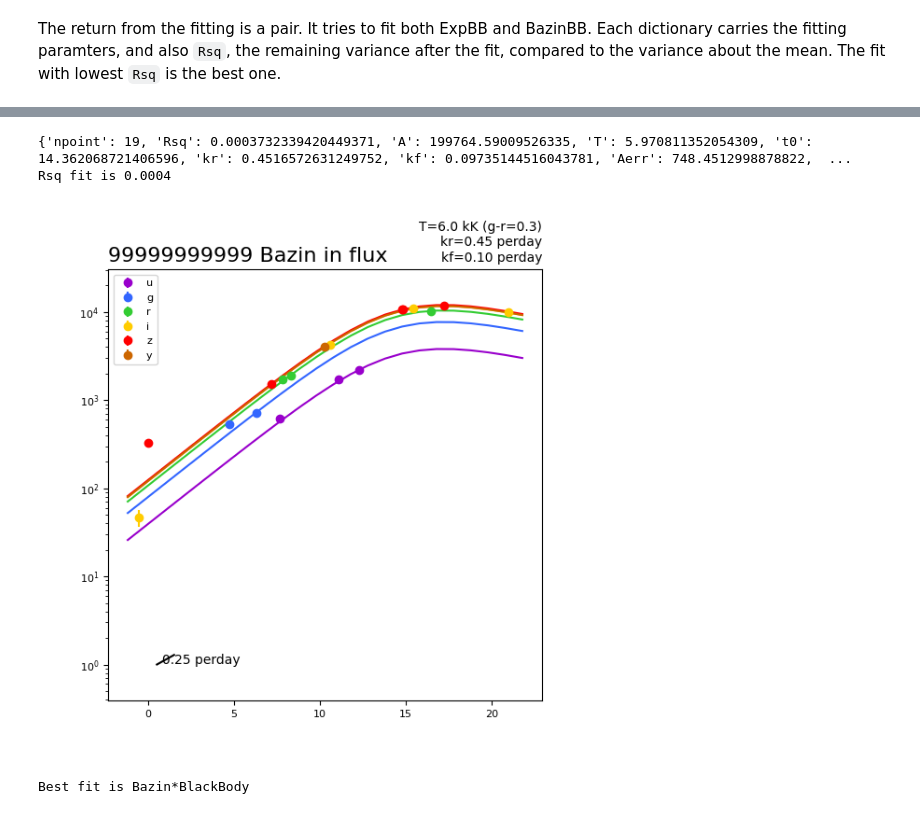
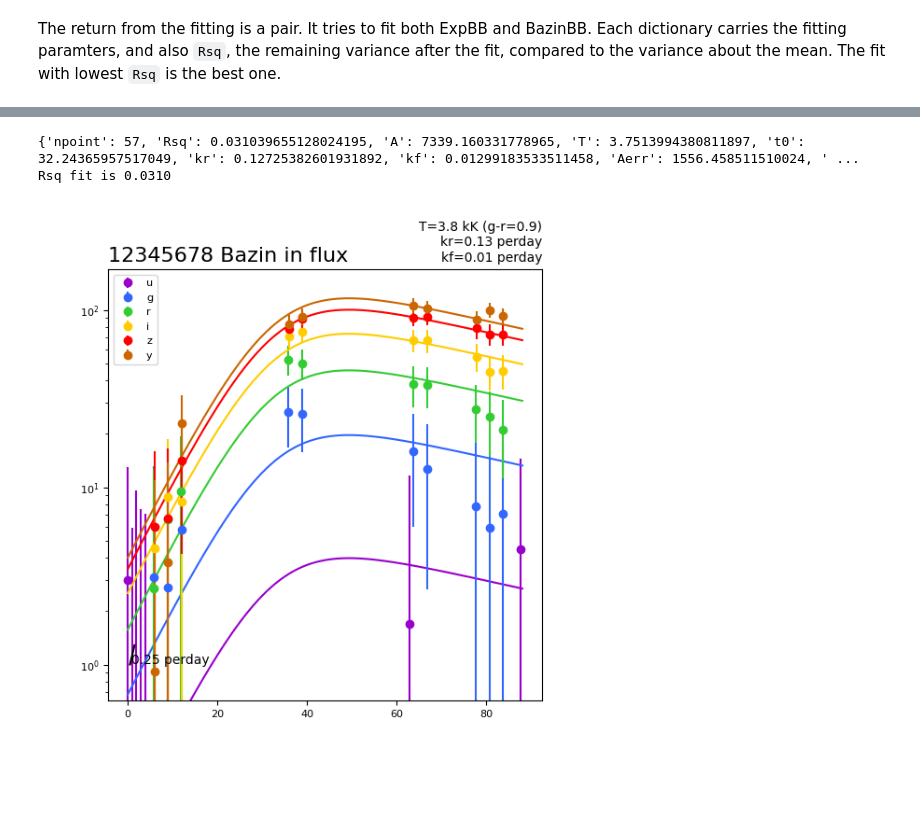
Before and after one commit to lsst-uk/lasair-examples, a Jupyter notebook: notebooks/features/6_bazinBlackBody.ipynb, the cells around one changed output, grey strips where cells are left out. Saved outputs shown, nothing was run; the diff lists cells and outputs as text; code cells hidden in the pictures.

```diff
--- a/notebooks/features/6_bazinBlackBody.ipynb
+++ b/notebooks/features/6_bazinBlackBody.ipynb
@@ -60,9 +64,8 @@ plt.show()
 To run this code, you need `pip install BazinBlackBody`
 # %%
 # Here is a fake alert
-objectId = 99999999999
-file = 'json/%d.json'%objectId
-alert = json.loads(open(file).read())
+file = 'SNIbc_312228'
+alert = json.loads(open('json/%s.json'%file).read())
 
 discoveryMJD = alert['diaSourcesList'][0]['midpointMjdTai']
 print(discoveryMJD)
@@ -74,5 +77,5 @@ the fitting paramters, and also `Rsq`, the remaining variance after the fit, com
 The fit with lowest `Rsq` is the best one.
 # %%
 from bazinBlackBody import BBBEngine
-BE = BBBEngine.BBB('LSST', verbose=False)
+BE = BBBEngine.BBB('LSST', nforced=4, ebv=0, A=100, T=4, t0=6, kr=0.1, kf=0.01, verbose=True)
 (dicte, dictb) =  BE.make_fit(alert)
@@ -79,6 +85,6 @@ BE = BBBEngine.BBB('LSST', verbose=False)
 # %%
 if dicte:
     print('Rsq fit is %.4f' % dicte['Rsq'])
-    filename = 'image/%d_e.png'%objectId
+    filename = 'image/%s_e.png'%file
     BE.plot(alert, dicte, filename)
     display(Image(filename=filename))
@@ -88,21 +91,17 @@ Rsq fit is 0.1794
 # %%
 if dictb:
     print(dictb)
-
-
     print('Rsq fit is %.4f' % dictb['Rsq'])
-    filename = 'image/%d_b.png'%objectId
+    filename = 'image/%s_b.png'%file
     BE.plot(alert, dictb, filename)
     display(Image(filename=filename))
 # %% [output]
-{'npoint': 19, 'Rsq': 0.0003732339420449371, 'A': 199764.59009526335, 'T': 5.970811352054309, 't0': 14.362068721406596, 'kr': 0.4516572631249752, 'kf': 0.09735144516043781, 'Aerr': 748.4512998878822,  ...
-Rsq fit is 0.0004
+{'npoint': 57, 'Rsq': 0.031039655128024195, 'A': 7339.160331778965, 'T': 3.7513994380811897, 't0': 32.24365957517049, 'kr': 0.12725382601931892, 'kf': 0.01299183533511458, 'Aerr': 1556.458511510024, ' ...
+Rsq fit is 0.0310
-[figure, old version]
+[figure, new version]
 # %%
 if dicte and dictb:
     if dicte['Rsq'] < dictb['Rsq']:
         print('Best fit is Exponential*BlackBody')
     else:
         print('Best fit is Bazin*BlackBody')
-# %% [output]
-Best fit is Bazin*BlackBody
```
Also changed, not shown: parts of 5 cells of this notebook, 8 other files.
